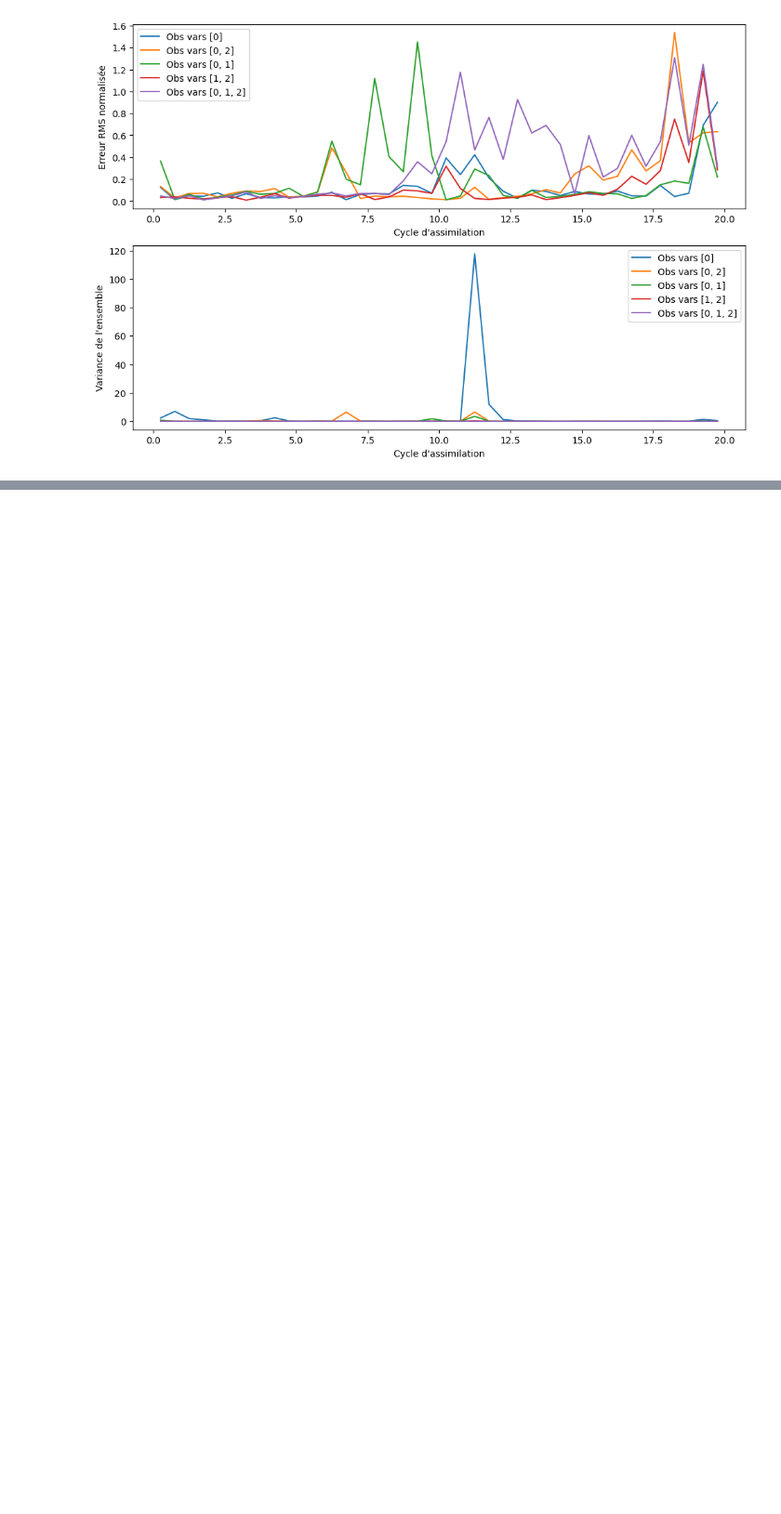
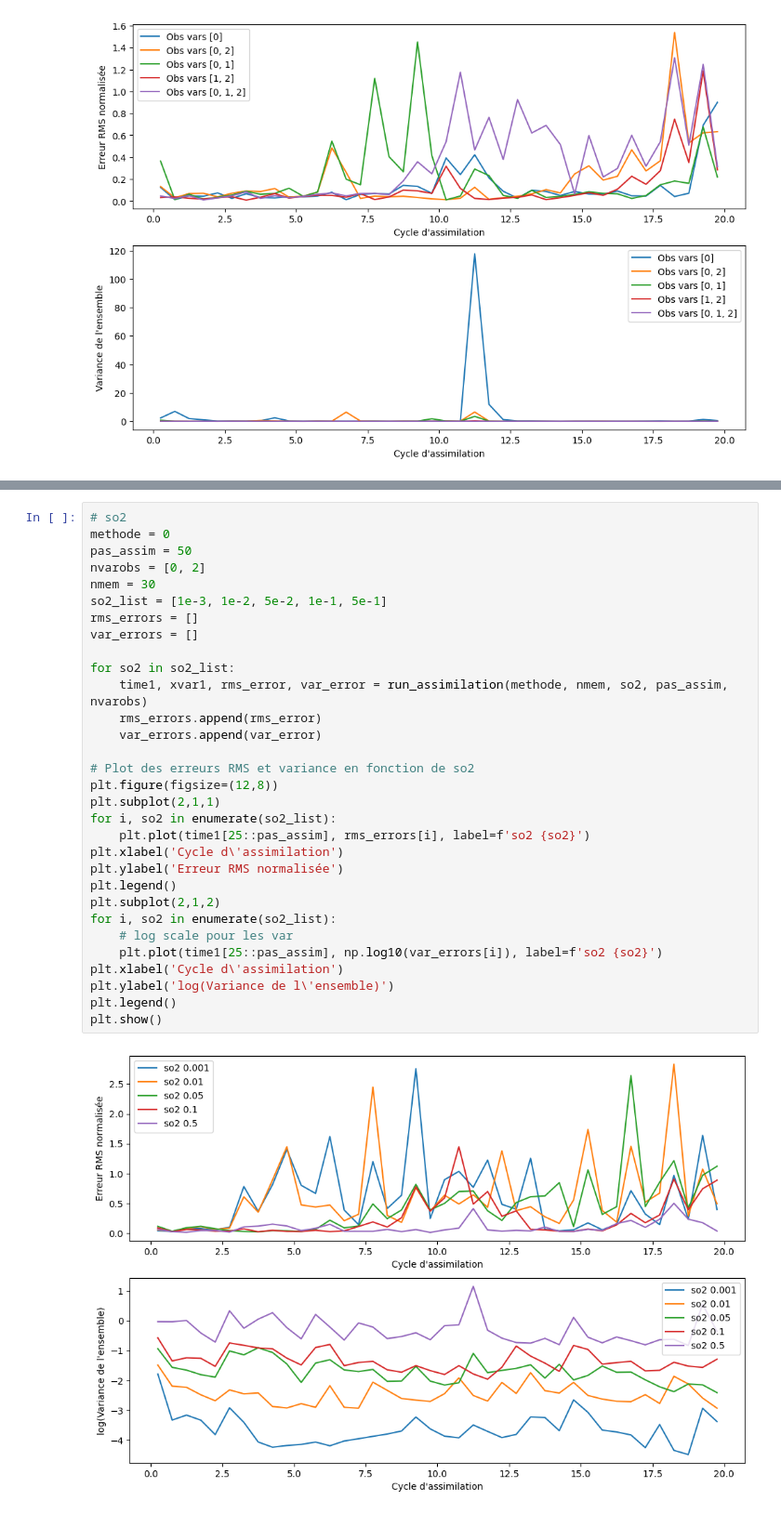
Before and after one commit to latestdesign/Filtering-Project, a Jupyter notebook: TP2_EnKF.ipynb, the cells around one changed output, grey strips where cells are left out. Shown at 93% size. Saved outputs shown, nothing was run; the diff lists cells and outputs as text; blank space fills up the shorter version.

```diff
--- a/TP2_EnKF.ipynb
+++ b/TP2_EnKF.ipynb
@@ -380,0 +383,33 @@ plt.show()
+# %%
+# so2
+methode = 0
+pas_assim = 50
+nvarobs = [0, 2]
+nmem = 30
+so2_list = [1e-3, 1e-2, 5e-2, 1e-1, 5e-1]
+rms_errors = []
+var_errors = []
+
+for so2 in so2_list:
+    time1, xvar1, rms_error, var_error = run_assimilation(methode, nmem, so2, pas_assim, nvarobs)
+    rms_errors.append(rms_error)
+    var_errors.append(var_error)
+
+# Plot des erreurs RMS et variance en fonction de so2
+plt.figure(figsize=(12,8))
+plt.subplot(2,1,1)
+for i, so2 in enumerate(so2_list):
+    plt.plot(time1[25::pas_assim], rms_errors[i], label=f'so2 {so2}')
+plt.xlabel('Cycle d\'assimilation')
+plt.ylabel('Erreur RMS normalisée')
+plt.legend()
+plt.subplot(2,1,2)
+for i, so2 in enumerate(so2_list):
+    # log scale pour les var
+    plt.plot(time1[25::pas_assim], np.log10(var_errors[i]), label=f'so2 {so2}')
+plt.xlabel('Cycle d\'assimilation')
+plt.ylabel('log(Variance de l\'ensemble)')
+plt.legend()
+plt.show()
+# %% [output]
+[figure, added]
```
Also changed, not shown: parts of 1 cell of this notebook.
